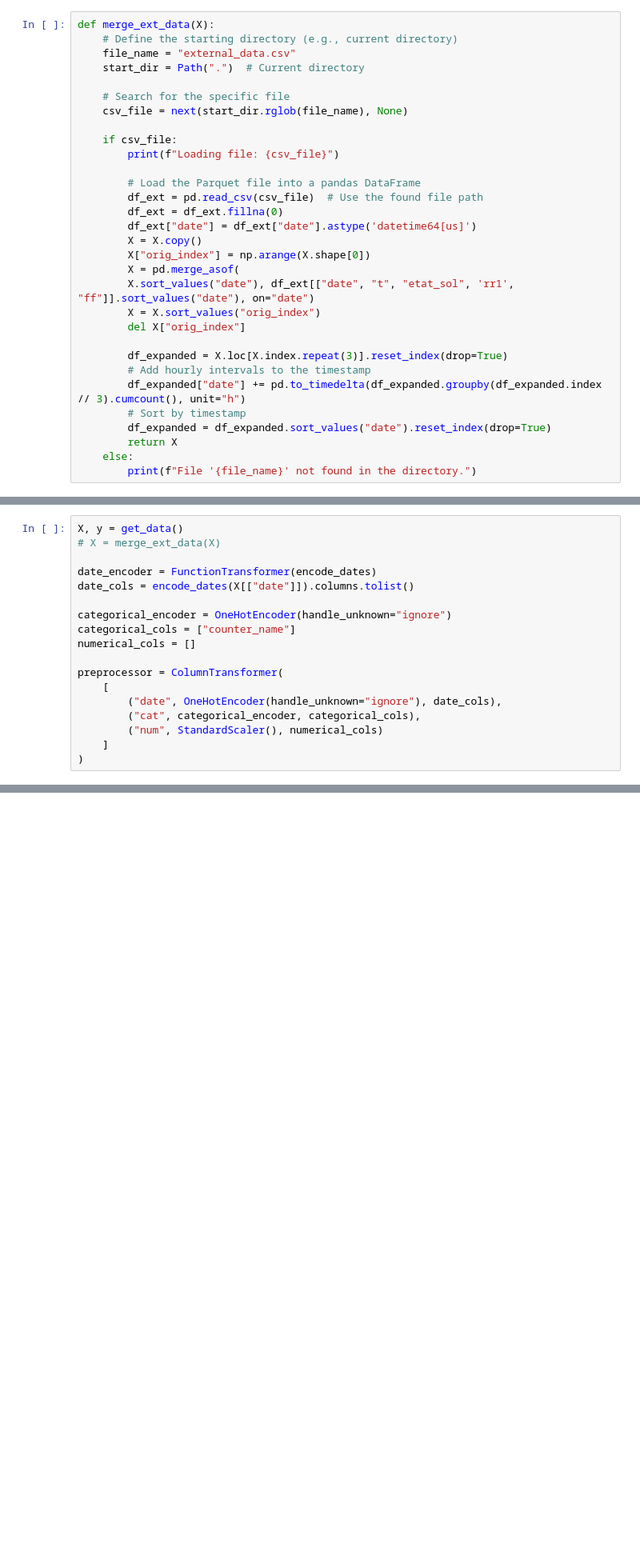
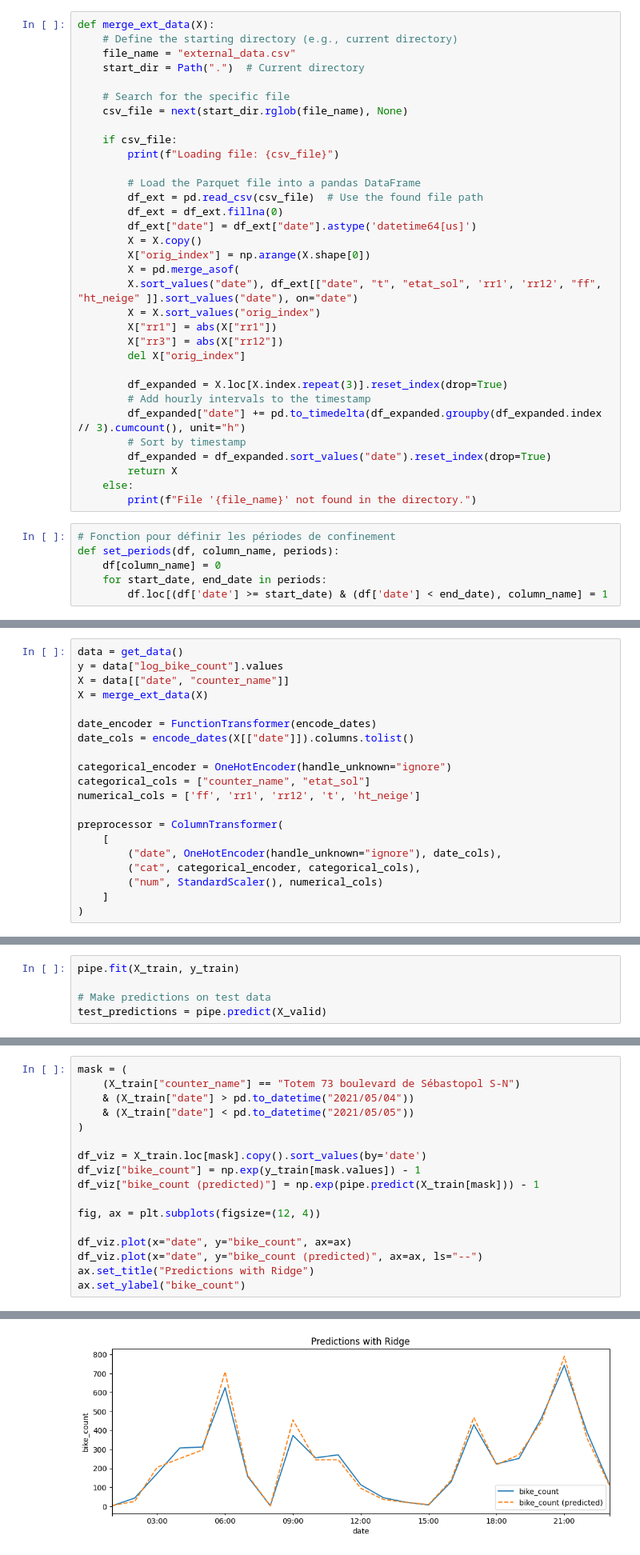
Before and after one commit to wbelaidi1/bike_counters, a Jupyter notebook: report_notebook.ipynb, the cells around one changed output, grey strips where cells are left out. Shown at 80% size. Saved outputs shown, nothing was run; the diff lists cells and outputs as text; blank space fills up the shorter version.

```diff
--- a/report_notebook.ipynb
+++ b/report_notebook.ipynb
@@ -59,8 +80,10 @@ def merge_ext_data(X):
         X = X.copy()
         X["orig_index"] = np.arange(X.shape[0])
         X = pd.merge_asof(
-        X.sort_values("date"), df_ext[["date", "t", "etat_sol", 'rr1', "ff"]].sort_values("date"), on="date")
+        X.sort_values("date"), df_ext[["date", "t", "etat_sol", 'rr1', 'rr12', "ff", "ht_neige" ]].sort_values("date"), on="date")
         X = X.sort_values("orig_index")
+        X["rr1"] = abs(X["rr1"])
+        X["rr3"] = abs(X["rr12"])
         del X["orig_index"]
 
         df_expanded = X.loc[X.index.repeat(3)].reset_index(drop=True)
@@ -71,6 +94,12 @@ def merge_ext_data(X):
         return X
     else:
         print(f"File '{file_name}' not found in the directory.")
+# %%
+# Fonction pour définir les périodes de confinement
+def set_periods(df, column_name, periods):
+    df[column_name] = 0
+    for start_date, end_date in periods:
+        df.loc[(df['date'] >= start_date) & (df['date'] < end_date), column_name] = 1
 # %%
 def encode_dates(X):
     X = X.copy()  # modify a copy of X
@@ -99,15 +140,17 @@ from sklearn.compose import ColumnTransformer
 from sklearn.preprocessing import OneHotEncoder
 from sklearn.preprocessing import StandardScaler
 # %%
-X, y = get_data()
-# X = merge_ext_data(X)
+data = get_data()
+y = data["log_bike_count"].values
+X = data[["date", "counter_name"]]
+X = merge_ext_data(X)
 
 date_encoder = FunctionTransformer(encode_dates)
 date_cols = encode_dates(X[["date"]]).columns.tolist()
 
 categorical_encoder = OneHotEncoder(handle_unknown="ignore")
-categorical_cols = ["counter_name"]
-numerical_cols = []
+categorical_cols = ["counter_name", "etat_sol"]
+numerical_cols = ['ff', 'rr1', 'rr12', 't', 'ht_neige']
 
 preprocessor = ColumnTransformer(
     [
@@ -192,0 +274,5 @@ RMSE (all folds): 7.59e+11 ± 8.48e+11
+# %%
+pipe.fit(X_train, y_train)
+
+# Make predictions on test data
+test_predictions = pipe.predict(X_valid)
@@ -192,0 +285,18 @@ RMSE (all folds): 7.59e+11 ± 8.48e+11
+# %%
+mask = (
+    (X_train["counter_name"] == "Totem 73 boulevard de Sébastopol S-N")
+    & (X_train["date"] > pd.to_datetime("2021/05/04"))
+    & (X_train["date"] < pd.to_datetime("2021/05/05"))
+)
+
+df_viz = X_train.loc[mask].copy().sort_values(by='date')
+df_viz["bike_count"] = np.exp(y_train[mask.values]) - 1
+df_viz["bike_count (predicted)"] = np.exp(pipe.predict(X_train[mask])) - 1
+
+fig, ax = plt.subplots(figsize=(12, 4))
+
+df_viz.plot(x="date", y="bike_count", ax=ax)
+df_viz.plot(x="date", y="bike_count (predicted)", ax=ax, ls="--")
+ax.set_title("Predictions with Ridge")
+ax.set_ylabel("bike_count")
+# %% [output]
@@ -192,0 +304 @@ RMSE (all folds): 7.59e+11 ± 8.48e+11
+[figure, added]
```
Also changed, not shown: parts of 21 cells of this notebook.
